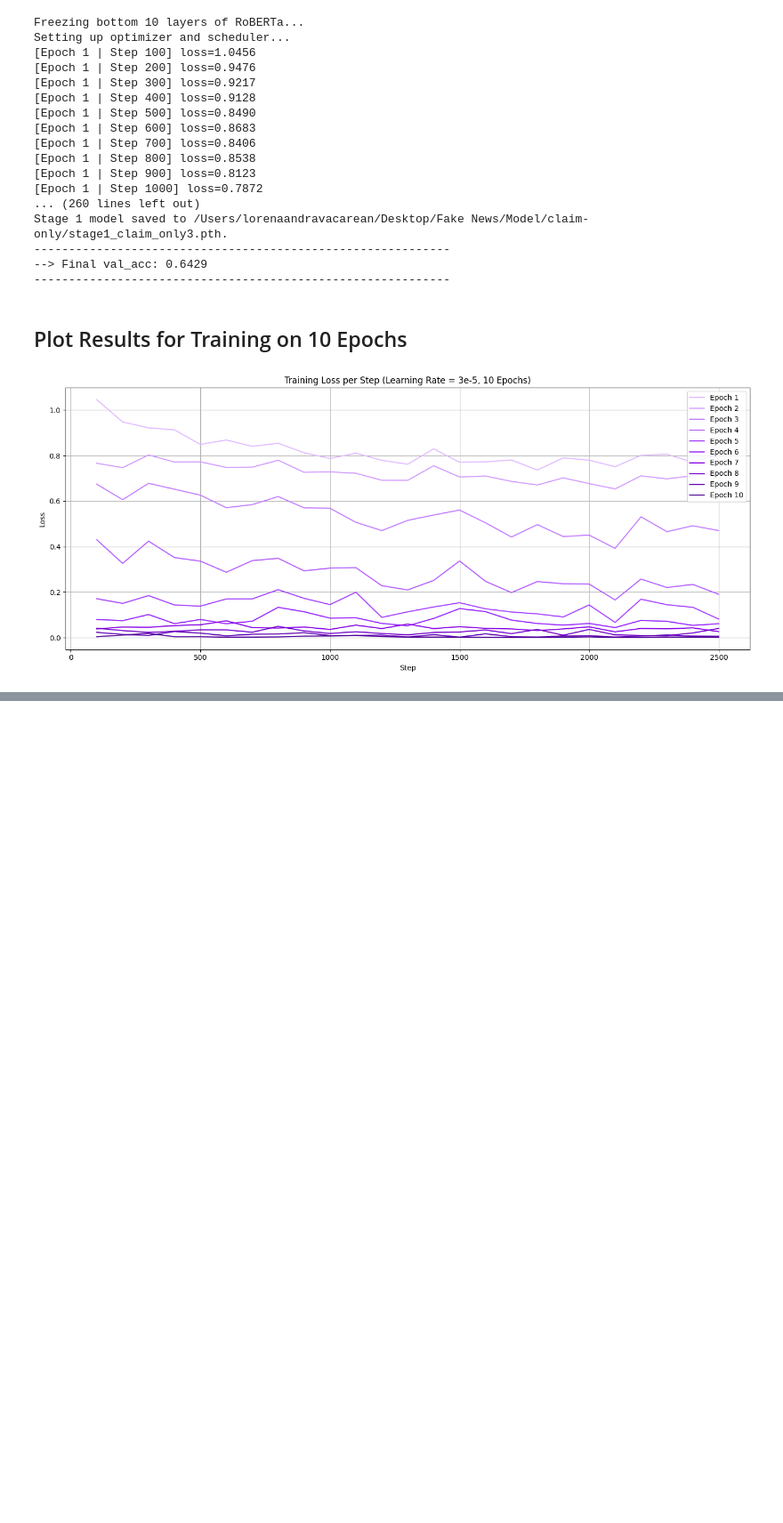
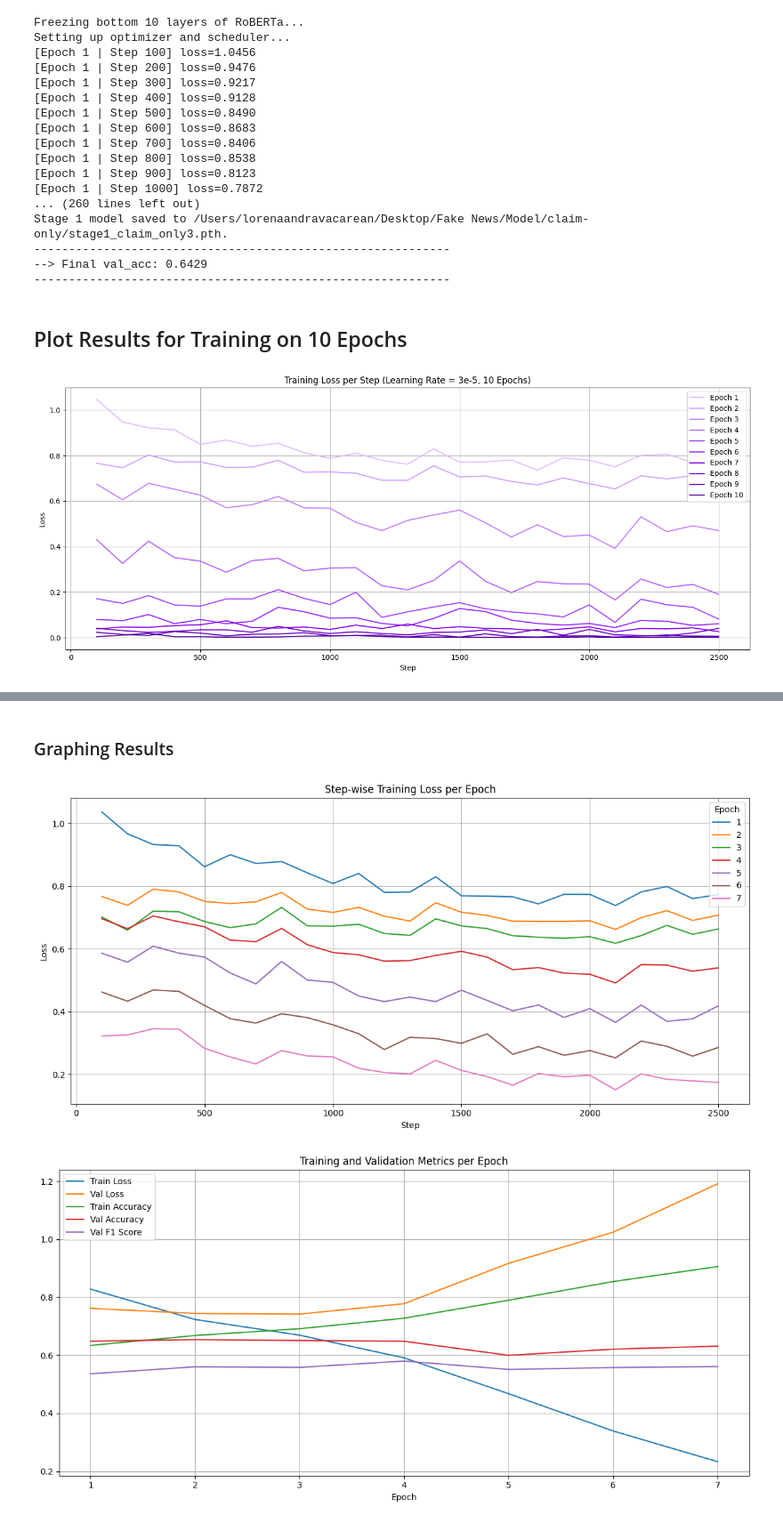
Before and after one commit to lorenaandra/Synapse, a Jupyter notebook: Model/Model.ipynb, the cells around one changed output, grey strips where cells are left out. Shown: that part at 89% size. Drawn from its saved outputs; the diff is of its cells as text; code cells hidden in the pictures; blank space fills up the shorter version.

```diff
--- a/Model/Model.ipynb
+++ b/Model/Model.ipynb
@@ -655,0 +852,2 @@ plt.show()
+# %%
+freezing_path = os.path.join(output_claim_only_path, "freezing")
@@ -655,0 +897,2 @@ plt.show()
+# %% [markdown]
+### Graphing Results
@@ -655,0 +901,51 @@ plt.show()
+# %%
+log_file_path = os.path.join(os.getcwd(), "claim-only", "freezing", "logs.txt")
+
+with open(log_file_path, "r") as f:
+    log_data = f.read()
+
+step_matches = re.findall(r"\[Epoch (\d+) \| Step\s+(\d+)/\d+\] loss=([\d.]+)", log_data)
+step_df = pd.DataFrame(step_matches, columns=["Epoch", "Step", "Loss"])
+step_df["Epoch"] = step_df["Epoch"].astype(int)
+step_df["Step"] = step_df["Step"].astype(int)
+step_df["Loss"] = step_df["Loss"].astype(float)
+
+epoch_matches = re.findall(
+    r">>> Epoch (\d+) train_loss=([\d.]+) \| train_acc=([\d.]+)\nEpoch \[\d+/\d+\] Val loss=([\d.]+) \| Val Acc=([\d.]+) \| Val F1=([\d.]+)",
+    log_data,
+)
+epoch_df = pd.DataFrame(epoch_matches, columns=["Epoch", "Train_Loss", "Train_Acc", "Val_Loss", "Val_Acc", "Val_F1"])
+epoch_df = epoch_df.astype(float)
+
+import seaborn as sns
+
+plt.figure(figsize=(12, 6))
+sns.lineplot(data=step_df, x="Step", y="Loss", hue="Epoch", palette="tab10")
+plt.title("Step-wise Training Loss per Epoch")
+plt.grid(True)
+plt.tight_layout()
+
+plot_path = os.path.join(freezing_path, "step_epoch_train_loss.png")
+plt.savefig(plot_path)
+plt.show()
+
+
+plt.figure(figsize=(12, 6))
+plt.plot(epoch_df["Epoch"], epoch_df["Train_Loss"], label="Train Loss")
+plt.plot(epoch_df["Epoch"], epoch_df["Val_Loss"], label="Val Loss")
+plt.plot(epoch_df["Epoch"], epoch_df["Train_Acc"], label="Train Accuracy")
+plt.plot(epoch_df["Epoch"], epoch_df["Val_Acc"], label="Val Accuracy")
+plt.plot(epoch_df["Epoch"], epoch_df["Val_F1"], label="Val F1 Score")
+plt.xlabel("Epoch")
+plt.title("Training and Validation Metrics per Epoch")
+plt.grid(True)
+plt.legend()
+plt.tight_layout()
+
+
+plot_path = os.path.join(freezing_path, "metrics_per_epoch.png")
+plt.savefig(plot_path)
+plt.show()
+# %% [output]
+[figure, added]
+[figure, added]
```
Also changed, not shown: parts of 11 cells of this notebook, 7 other files.
